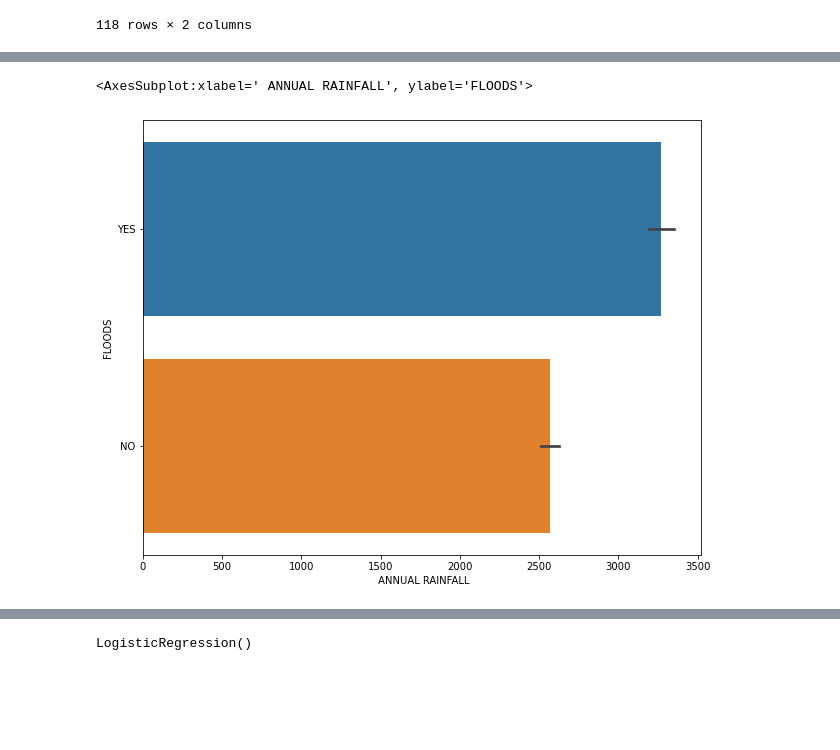
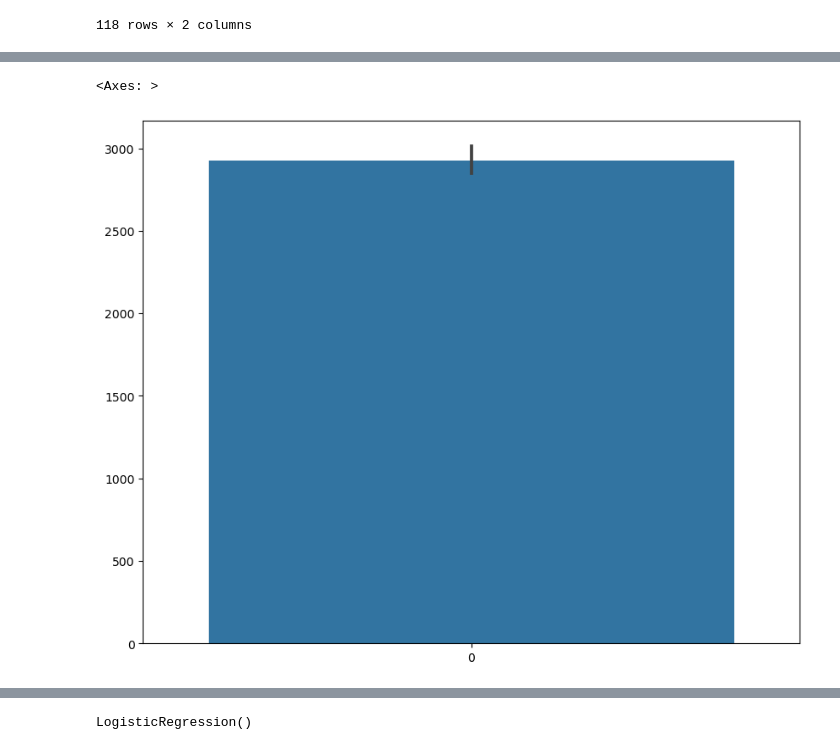
Before and after one commit to swapnendu31/Machine-Learning, a Jupyter notebook: ML_flood/ML-FLOOD.ipynb, the cells around one changed output, grey strips where cells are left out. Saved outputs shown, nothing was run; the diff lists cells and outputs as text; code cells hidden in the pictures; blank space fills up the shorter version.

```diff
--- a/ML_flood/ML-FLOOD.ipynb
+++ b/ML_flood/ML-FLOOD.ipynb
@@ -144,10 +144,10 @@ sns.heatmap(ds.corr(),annot=True,fmt='.1%')
 [figure]
 # %%
 plt.figure(figsize = (10,8))
-sns.barplot(ds[' ANNUAL RAINFALL'],ds.FLOODS)
+sns.barplot(ds[' ANNUAL RAINFALL'])
 # %% [output]
-<AxesSubplot:xlabel=' ANNUAL RAINFALL', ylabel='FLOODS'>
+<Axes: >
-[figure, old version]
+[figure, new version]
 # %%
 #checking for the feture data follows normal distribution
 
```
Also changed, not shown: parts of 8 cells of this notebook.
